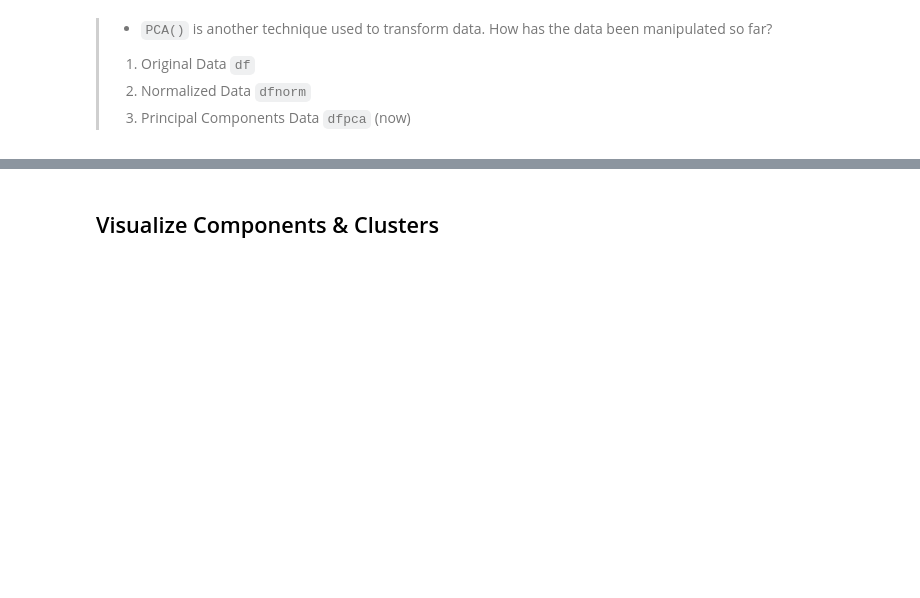
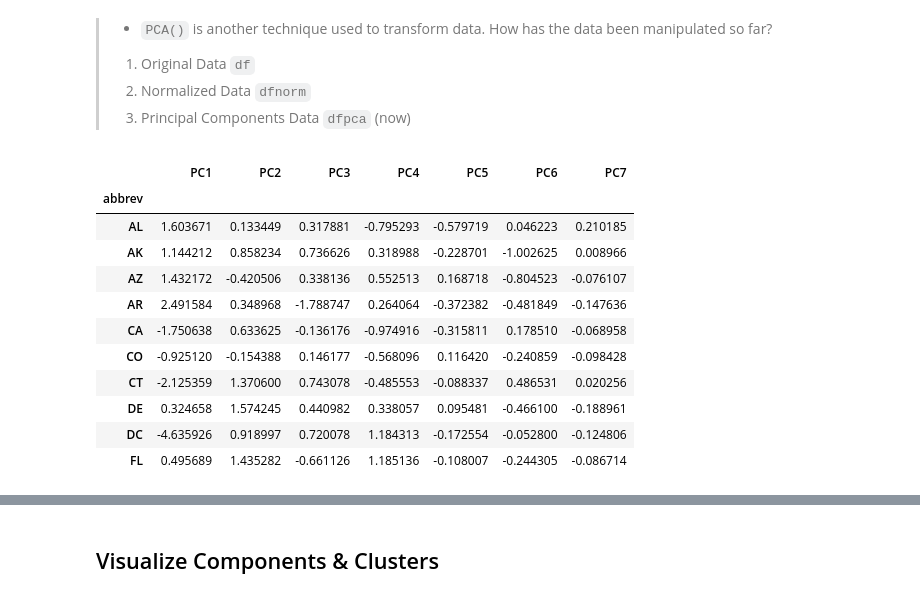
Before and after one commit to frands97/machine-learning-program, a Jupyter notebook: II Machine Learning & Deep Learning/#10. Componentes Principales (PCA)/10session.ipynb, the cells around one changed output, grey strips where cells are left out. Saved outputs shown, nothing was run; the diff lists cells and outputs as text; code cells hidden in the pictures; blank space fills up the shorter version.

```diff
--- a/II Machine Learning & Deep Learning/#10. Componentes Principales (PCA)/10session.ipynb
+++ b/II Machine Learning & Deep Learning/#10. Componentes Principales (PCA)/10session.ipynb
@@ -156,0 +164,15 @@ https://blog.pythonassembly.com/python-tutorial-or-principal-component-analysis-
+# %%
+dfpca.head(10)
+# %% [output]
+|  | PC1 | PC2 | PC3 | PC4 | PC5 | PC6 | PC7 |
+| abbrev |  |  |  |  |  |  |  |
+| AL | 1.603671 | 0.133449 | 0.317881 | -0.795293 | -0.579719 | 0.046223 | 0.210185 |
+| AK | 1.144212 | 0.858234 | 0.736626 | 0.318988 | -0.228701 | -1.002625 | 0.008966 |
+| AZ | 1.432172 | -0.420506 | 0.338136 | 0.552513 | 0.168718 | -0.804523 | -0.076107 |
+| AR | 2.491584 | 0.348968 | -1.788747 | 0.264064 | -0.372382 | -0.481849 | -0.147636 |
+| CA | -1.750638 | 0.633625 | -0.136176 | -0.974916 | -0.315811 | 0.178510 | -0.068958 |
+| CO | -0.925120 | -0.154388 | 0.146177 | -0.568096 | 0.116420 | -0.240859 | -0.098428 |
+| CT | -2.125359 | 1.370600 | 0.743078 | -0.485553 | -0.088337 | 0.486531 | 0.020256 |
+| DE | 0.324658 | 1.574245 | 0.440982 | 0.338057 | 0.095481 | -0.466100 | -0.188961 |
+| DC | -4.635926 | 0.918997 | 0.720078 | 1.184313 | -0.172554 | -0.052800 | -0.124806 |
+| FL | 0.495689 | 1.435282 | -0.661126 | 1.185136 | -0.108007 | -0.244305 | -0.086714 |
```
Also changed, not shown: parts of 10 cells of this notebook, 1 other file.
